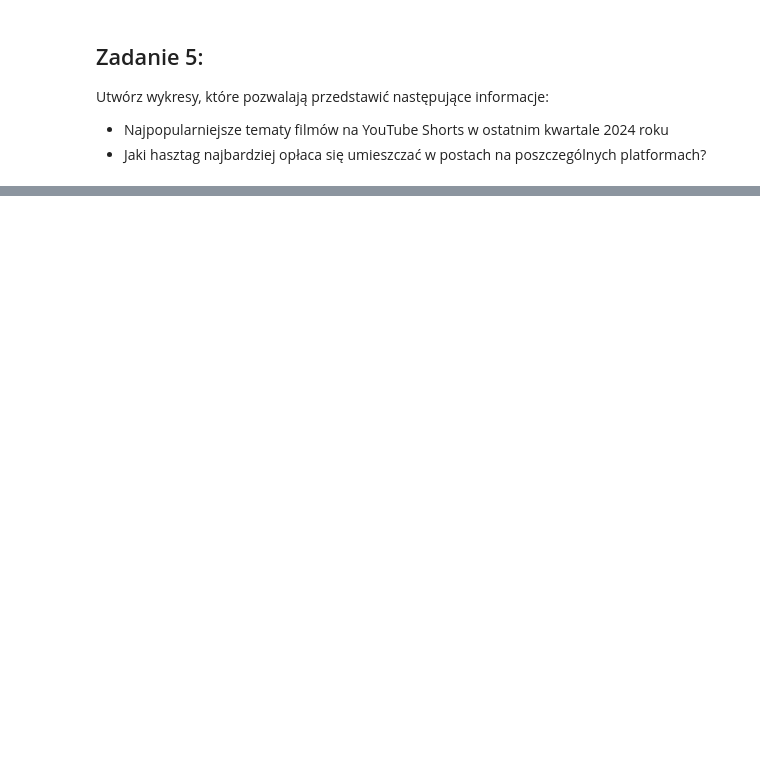
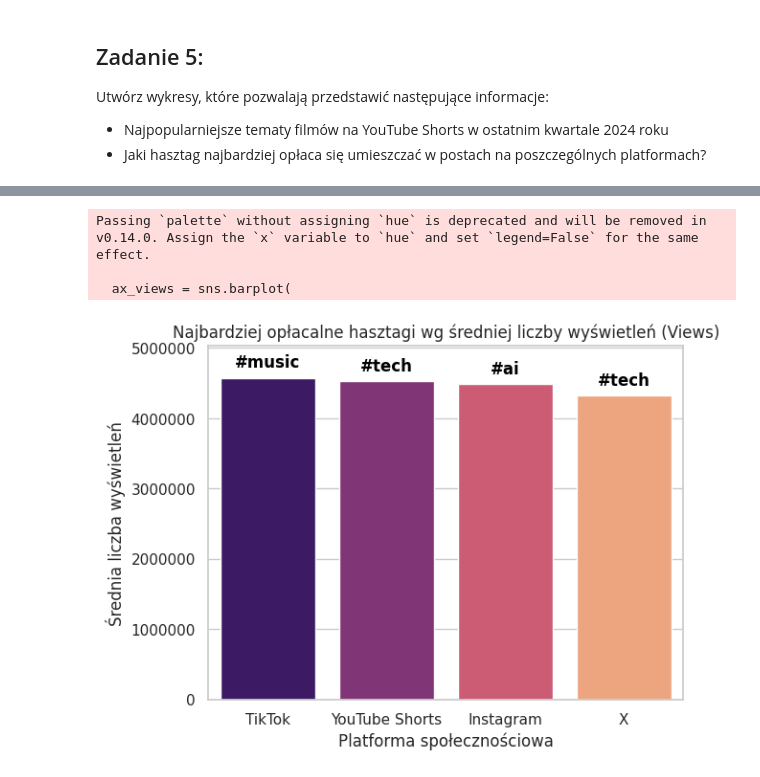
Before and after one commit to Zajecia-na-PWr-LR/lista-1-PJ0506, a Jupyter notebook: UczenieMaszynowe_25_26_Lista1.ipynb, the cells around one changed output, grey strips where cells are left out. Cells and saved outputs as stored; diff of their text form; code cells hidden in the pictures; blank space fills up the shorter version.

```diff
--- a/UczenieMaszynowe_25_26_Lista1.ipynb
+++ b/UczenieMaszynowe_25_26_Lista1.ipynb
@@ -150,0 +232,36 @@ Utwórz wykresy, które pozwalają przedstawić następujące informacje:
+# %%
+data['hashtag_list'] = data['hashtags'].str.split(' ')
+data_exploded = data.explode('hashtag_list')
+hashtag_views = data_exploded.groupby(['platform', 'hashtag_list'])['views'].mean().reset_index()
+idx_views = hashtag_views.groupby('platform')['views'].idxmax()
+best_hashtags_views = hashtag_views.loc[idx_views].sort_values(by='views', ascending=False)
+plt.ticklabel_format(style='plain', axis='y')
+ax_views = sns.barplot(
+    data=best_hashtags_views,
+    x='platform',
+    y='views',
+    palette='magma'
+)
+
+plt.title('Najbardziej opłacalne hasztagi wg średniej liczby wyświetleń (Views)')
+plt.xlabel('Platforma społecznościowa')
+plt.ylabel('Średnia liczba wyświetleń')
+plt.ylim(0, best_hashtags_views['views'].max() * 1.1)
+for j, bar in enumerate(ax_views.patches):
+      hashtag_name = best_hashtags_views.iloc[j]['hashtag_list']
+      ax_views.annotate(
+          hashtag_name,
+          xy=(bar.get_x() + bar.get_width() / 2, bar.get_height()),
+          xytext=(0, 5),
+          textcoords="offset points",
+          ha='center',
+          va='bottom',
+          fontsize=12,
+          fontweight='bold',
+          color='black'
+      )
+# %% [output]
+Passing `palette` without assigning `hue` is deprecated and will be removed in v0.14.0. Assign the `x` variable to `hue` and set `legend=False` for the same effect.
+
+  ax_views = sns.barplot(
+[figure, added]
```
Also changed, not shown: parts of 4 cells of this notebook.
